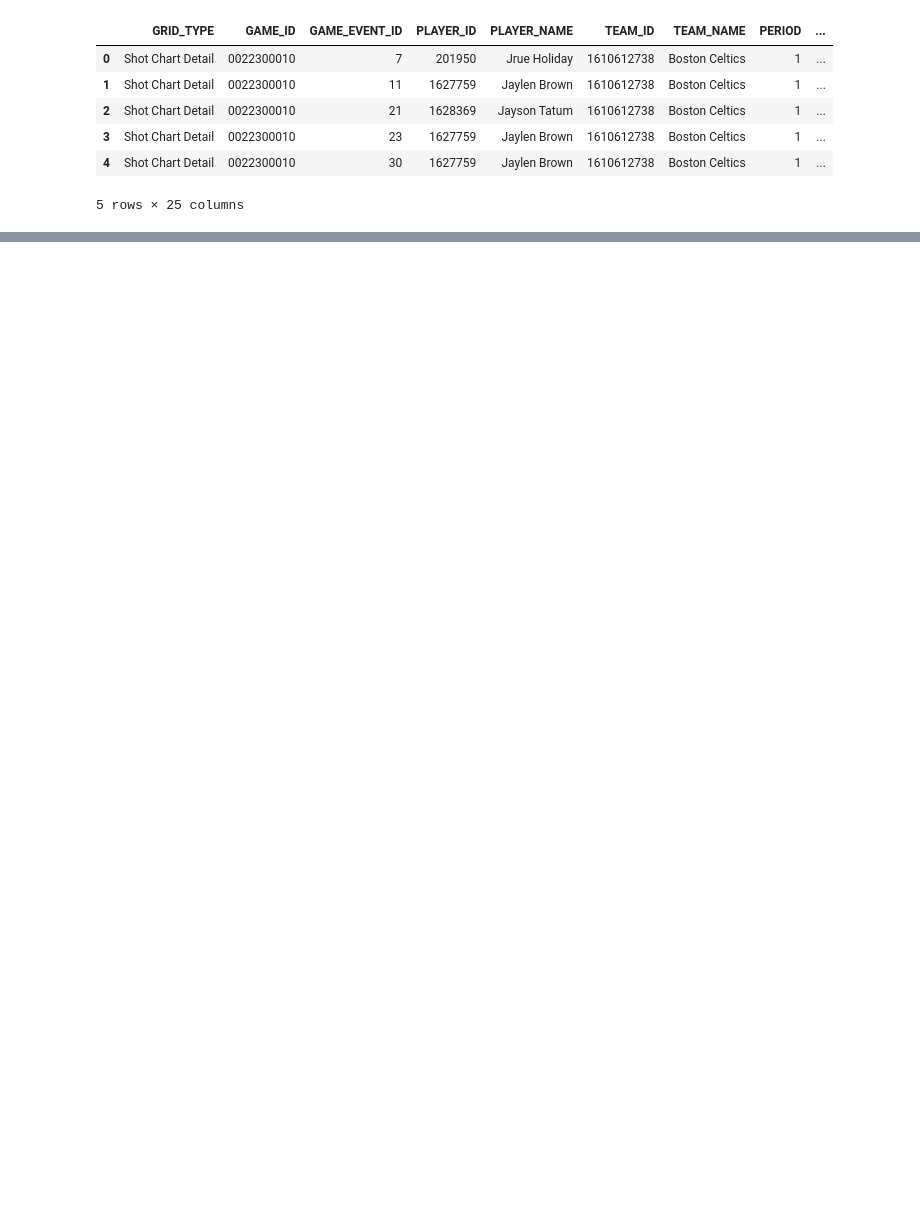
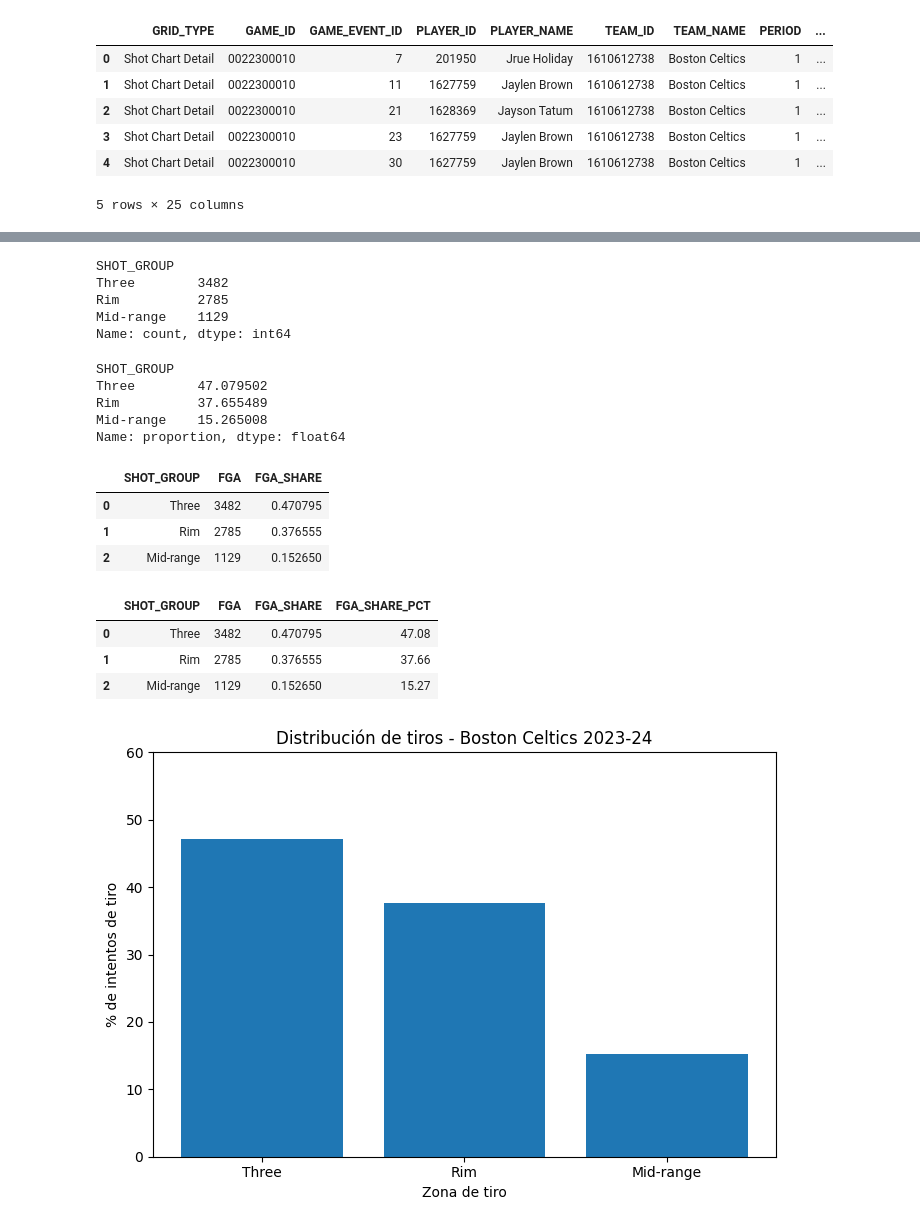
Before and after one commit to Gabriel-Caruso/EDA-Project-Break-I-NBA, a Jupyter notebook: notebooks/carlos/01_api_test_carlos.ipynb, the cells around one changed output, grey strips where cells are left out. Drawn from its saved outputs; the diff is of its cells as text; code cells hidden in the pictures; blank space fills up the shorter version.

```diff
--- a/notebooks/carlos/01_api_test_carlos.ipynb
+++ b/notebooks/carlos/01_api_test_carlos.ipynb
@@ -33,0 +99,11 @@ shots_df.head()
+# %%
+def classify_shot(row):
+    if row["SHOT_TYPE"] == "3PT Field Goal":
+        return "Three"
+    elif row["SHOT_DISTANCE"] <= 8:
+        return "Rim"
+    else:
+        return "Mid-range"
+
+
+shots_df["SHOT_GROUP"] = shots_df.apply(classify_shot, axis=1)
@@ -33,0 +140,16 @@ shots_df.head()
+# %%
+shots_df["SHOT_GROUP"].value_counts()
+# %% [output]
+SHOT_GROUP
+Three        3482
+Rim          2785
+Mid-range    1129
+Name: count, dtype: int64
+# %%
+shots_df["SHOT_GROUP"].value_counts(normalize=True) * 100
+# %% [output]
+SHOT_GROUP
+Three        47.079502
+Rim          37.655489
+Mid-range    15.265008
+Name: proportion, dtype: float64
@@ -33,0 +158,46 @@ shots_df.head()
+# %%
+shot_group_summary = (
+    shots_df["SHOT_GROUP"]
+    .value_counts()
+    .reset_index()
+)
+
+shot_group_summary.columns = ["SHOT_GROUP", "FGA"]
+
+shot_group_summary["FGA_SHARE"] = (
+    shot_group_summary["FGA"] / shot_group_summary["FGA"].sum()
+)
+
+shot_group_summary
+# %% [output]
+|  | SHOT_GROUP | FGA | FGA_SHARE |
+| 0 | Three | 3482 | 0.470795 |
+| 1 | Rim | 2785 | 0.376555 |
+| 2 | Mid-range | 1129 | 0.152650 |
+# %%
+shot_group_summary["FGA_SHARE_PCT"] = (
+    shot_group_summary["FGA_SHARE"] * 100
+).round(2)
+
+shot_group_summary
+# %% [output]
+|  | SHOT_GROUP | FGA | FGA_SHARE | FGA_SHARE_PCT |
+| 0 | Three | 3482 | 0.470795 | 47.08 |
+| 1 | Rim | 2785 | 0.376555 | 37.66 |
+| 2 | Mid-range | 1129 | 0.152650 | 15.27 |
+# %%
+plt.figure(figsize=(7, 5))
+
+plt.bar(
+    shot_group_summary["SHOT_GROUP"],
+    shot_group_summary["FGA_SHARE_PCT"]
+)
+
+plt.title("Distribución de tiros - Boston Celtics 2023-24")
+plt.xlabel("Zona de tiro")
+plt.ylabel("% de intentos de tiro")
+plt.ylim(0, 60)
+plt.tight_layout()
+plt.show()
+# %% [output]
+[figure, added]
```
Also changed, not shown: parts of 10 cells of this notebook, 2 other files.
